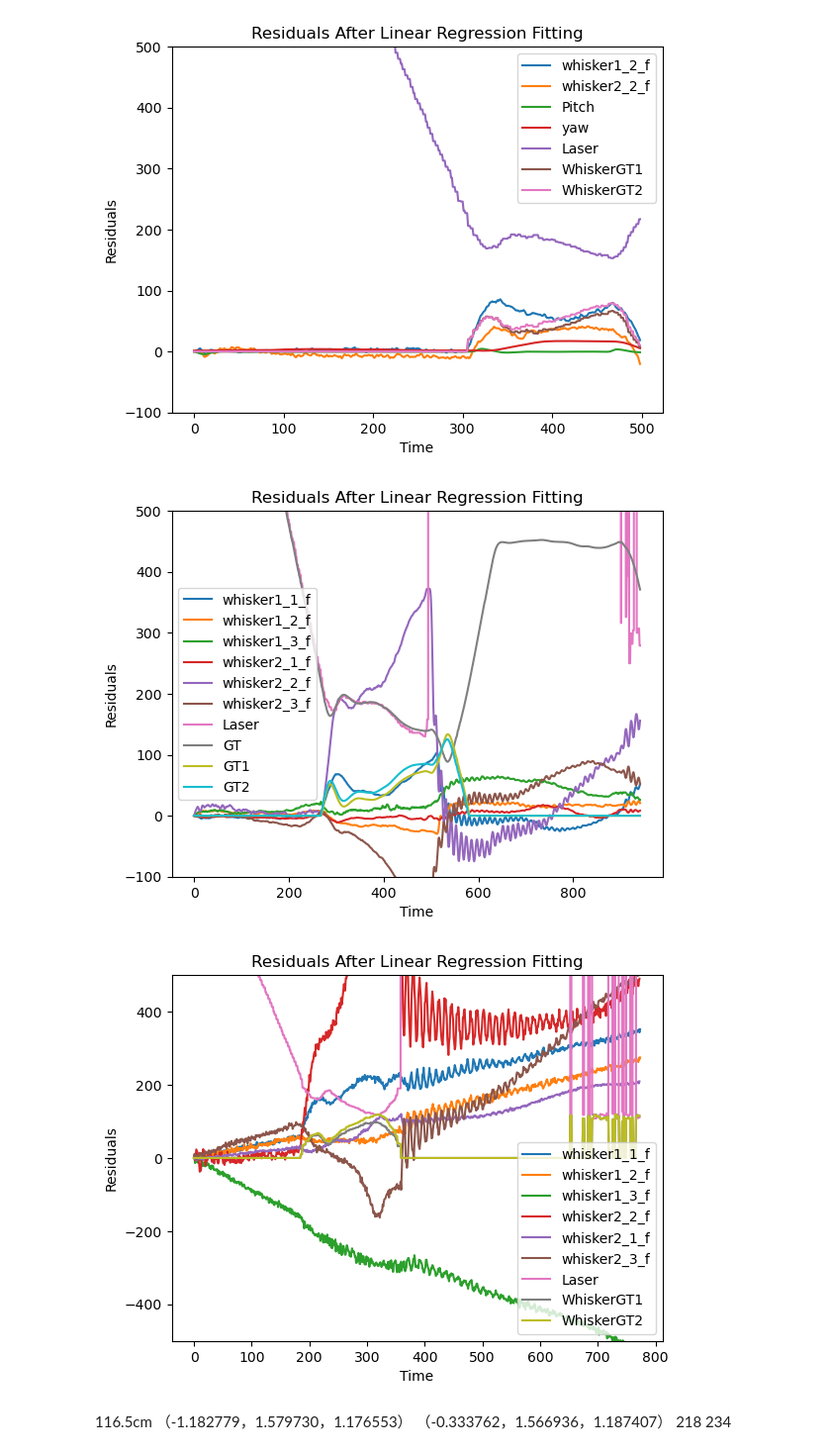
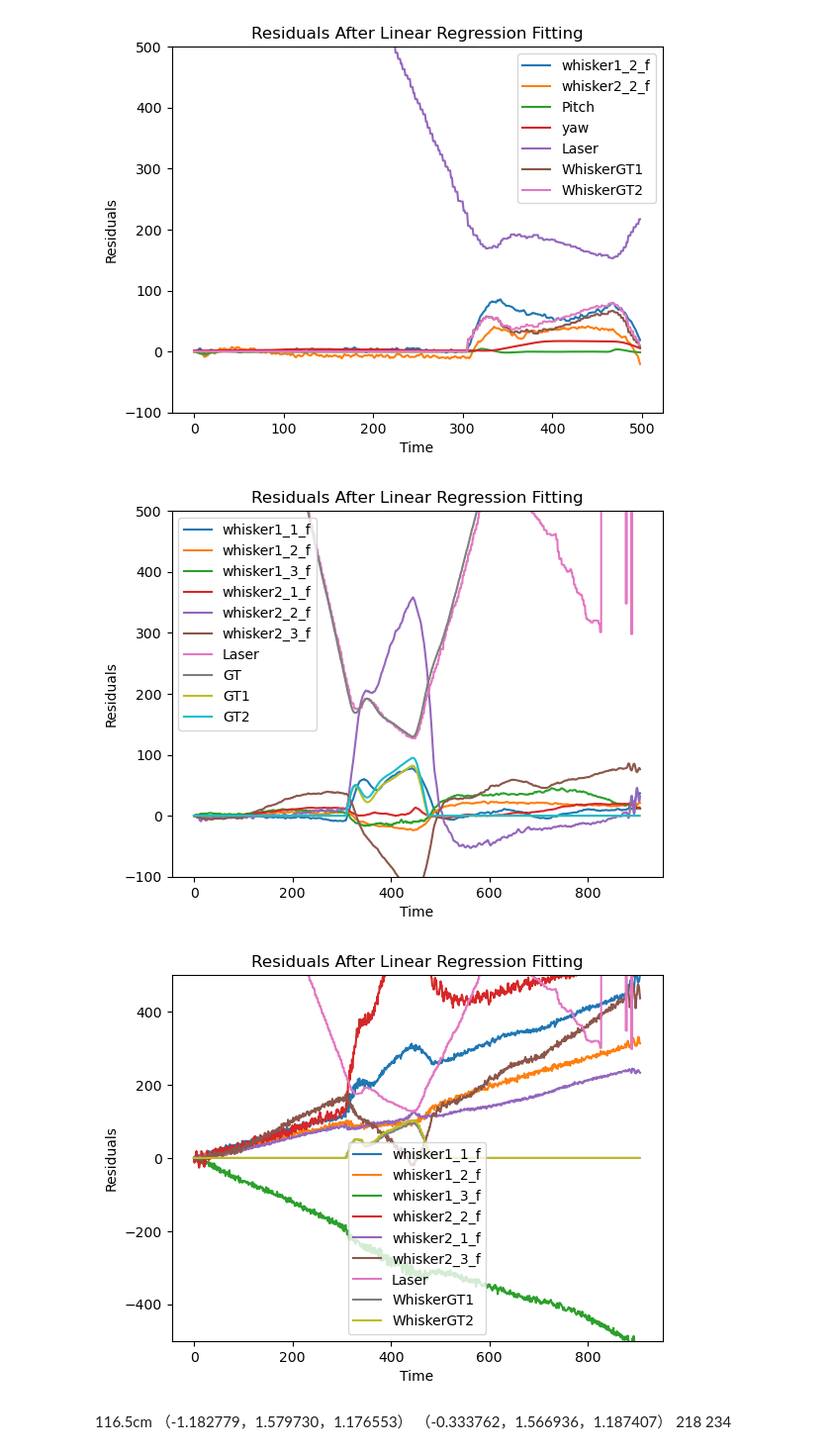
Before and after one commit to TacYee/autonomous-fly, a Jupyter notebook: Optitrack/plotter2.ipynb, the cells around one changed output. Shown at 99% size. Saved outputs shown, nothing was run; the diff lists cells and outputs as text; code cells hidden in the pictures.

```diff
--- a/Optitrack/plotter2.ipynb
+++ b/Optitrack/plotter2.ipynb
@@ -471,7 +471,7 @@ new_data.to_csv('dataanalyse/0319/data5.csv', index=False)
 [figure]
 # %%
 # 取前500
-data = pd.read_csv('data/20240326/sweep1.csv')
+data = pd.read_csv('data/20240326/sweep11.csv')
 pressure = data.iloc[1:, 7:13].values
 laser = data.iloc[1:, -1].values
 yaw = data.iloc[1:, -3].values
@@ -556,9 +556,9 @@ plt.show()
 # })
 # new_data.to_csv('dataanalyse/0326/data8.csv', index=False)
 # %% [output]
-[figure, old version]
+[figure, new version]
 # %%
-data = pd.read_csv('data/20240326/sweep8.csv')
+data = pd.read_csv('data/20240326/sweep11.csv')
 pressure = data.iloc[1:, 7:13].values
 laser = data.iloc[1:, -1].values
 yaw = data.iloc[1:, -3].values
@@ -589,34 +589,34 @@ filtered_pressure = apply_bandpass_filter(residuals,0.05,3,50)
 
 # plt.plot(residuals[:, 0] , label=f"whisker1_1")
 # plt.plot(residuals[:, 1] , label=f"whisker1_2")
 # plt.plot(residuals[:, 2] , label=f"whisker1_3")
 # # plt.plot(residuals[:, 3] , label=f"whisker2_1")
 # plt.plot(residuals[:, 4] , label=f"whisker2_2")
 # plt.plot(residuals[:, 5] , label=f"whisker2_3")
 
 plt.plot(pressure[:, 0]-pressure[0, 0] , label=f"whisker1_1_f")
 plt.plot(pressure[:, 1]-pressure[0, 1] , label=f"whisker1_2_f")
 plt.plot(pressure[:, 2]-pressure[0, 2] , label=f"whisker1_3_f")
 plt.plot(pressure[:, 4]-pressure[0, 4] , label=f"whisker2_2_f")
 plt.plot(pressure[:, 3]-pressure[0, 3] , label=f"whisker2_1_f")
 plt.plot(pressure[:, 5]-pressure[0, 5] , label=f"whisker2_3_f")
 # 绘制其他数据
 # plt.plot(position[:,0], label="X")
 # plt.plot(position[:,1], label="Y")
 # plt.plot(position[:,2], label="Z")
 # plt.plot(yaw, label="yaw")
 plt.plot(laser, label="Laser")
 plt.plot(whiskergt1, label="WhiskerGT1")
 plt.plot(whiskergt2, label="WhiskerGT2")
 plt.legend()
 plt.xlabel("Time")
 plt.ylabel("Residuals")
 plt.ylim(-500, 500)
 # plt.ylim(136000, 139000)
 plt.title("Residuals After Linear Regression Fitting")
 plt.show()
 # %% [output]
-[figure, old version]
+[figure, new version]
 # %% [markdown]
 116.5cm
 （-1.182779，1.579730，1.176553）
```
Also changed, not shown: 3 other files.
